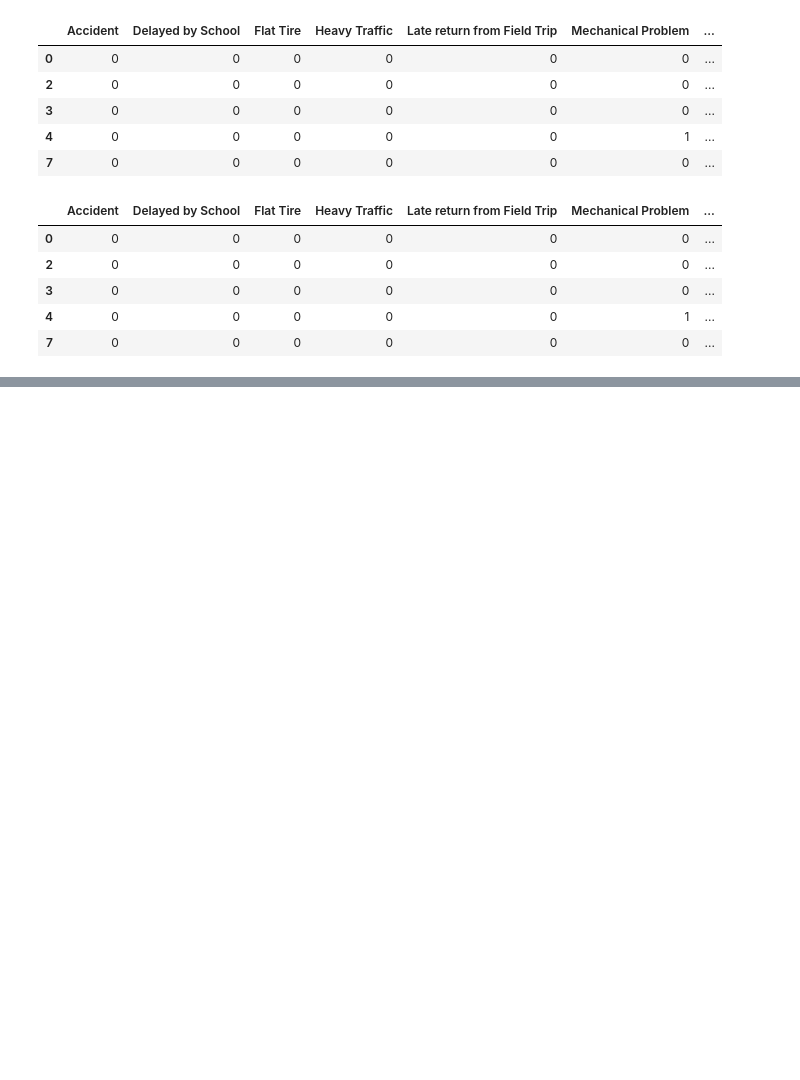
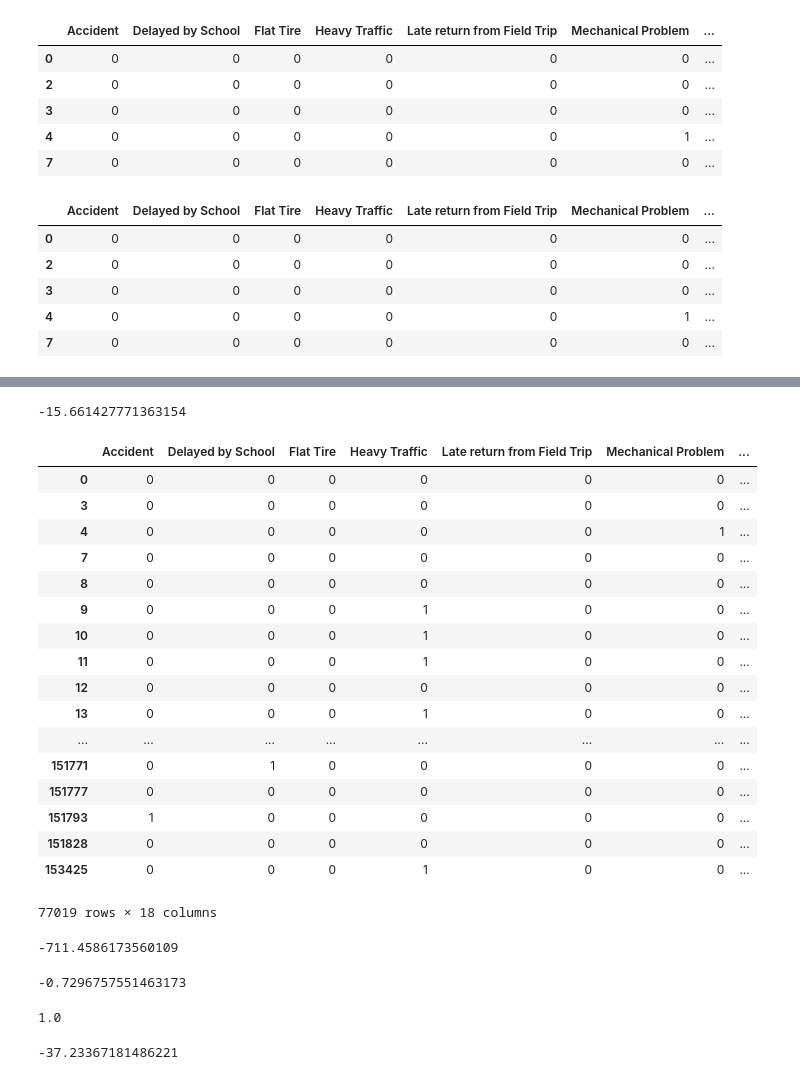
Before and after one commit to jtillis0317/Drills-and-Projects, a Jupyter notebook: Challenge - Preparing a Dataset for Modeling.ipynb, the cells around one changed output, grey strips where cells are left out. Drawn from its saved outputs; the diff is of its cells as text; code cells hidden in the pictures; blank space fills up the shorter version.

```diff
--- a/Challenge - Preparing a Dataset for Modeling.ipynb
+++ b/Challenge - Preparing a Dataset for Modeling.ipynb
@@ -769,0 +862,2 @@ features["Boro"] = df_model["Boro"]
+# %%
+features["Boro_Number"] = features.apply(boro_numbers, axis=1)
@@ -769,0 +878,4 @@ features["Boro"] = df_model["Boro"]
+# %%
+features["Flat Tire By Boro"] = features["Flat Tire"] * features["Boro_Number"]
+# %%
+features["Heavy Traffic By Boro"] = features["Heavy Traffic"] * features["Boro_Number"]
@@ -769,0 +903,2 @@ features["Boro"] = df_model["Boro"]
+# %%
+features["Minutes_Delayed"] = df_model["Minutes_Delayed"]
@@ -769,0 +961,54 @@ features["Boro"] = df_model["Boro"]
+# %%
+from sklearn.metrics import explained_variance_score
+y_true = features["Delayed by School"]
+y_pred = features["Fullness"]
+explained_variance_score(y_true, y_pred)
+# %% [output]
+-15.661427771363154
+# %%
+features.dropna()
+# %% [output]
+|  | Accident | Delayed by School | Flat Tire | Heavy Traffic | Late return from Field Trip | Mechanical Problem | ... |
+| 0 | 0 | 0 | 0 | 0 | 0 | 0 | ... |
+| 3 | 0 | 0 | 0 | 0 | 0 | 0 | ... |
+| 4 | 0 | 0 | 0 | 0 | 0 | 1 | ... |
+| 7 | 0 | 0 | 0 | 0 | 0 | 0 | ... |
+| 8 | 0 | 0 | 0 | 0 | 0 | 0 | ... |
+| 9 | 0 | 0 | 0 | 1 | 0 | 0 | ... |
+| 10 | 0 | 0 | 0 | 1 | 0 | 0 | ... |
+| 11 | 0 | 0 | 0 | 1 | 0 | 0 | ... |
+| 12 | 0 | 0 | 0 | 0 | 0 | 0 | ... |
+| 13 | 0 | 0 | 0 | 1 | 0 | 0 | ... |
+| ... | ... | ... | ... | ... | ... | ... | ... |
+| 151771 | 0 | 1 | 0 | 0 | 0 | 0 | ... |
+| 151777 | 0 | 0 | 0 | 0 | 0 | 0 | ... |
+| 151793 | 1 | 0 | 0 | 0 | 0 | 0 | ... |
+| 151828 | 0 | 0 | 0 | 0 | 0 | 0 | ... |
+| 153425 | 0 | 0 | 0 | 1 | 0 | 0 | ... |
+77019 rows × 18 columns
+# %%
+y_true = features["Delayed by School"]
+y_pred = features["Boro_Number"]
+explained_variance_score(y_true, y_pred)
+# %% [output]
+-711.4586173560109
+# %%
+#this is the closest to 1 I got
+
+y_true = features["Hour"]
+y_pred = features["Boro_Number"]
+explained_variance_score(y_true, y_pred)
+# %% [output]
+-0.7296757551463173
+# %%
+y_true = features["Delayed by School"]
+y_pred = features["Delayed by School"]
+explained_variance_score(y_true, y_pred)
+# %% [output]
+1.0
+# %%
+y_true = features["Rush_Hour_Traffic"]
+y_pred = features["Hour"]
+explained_variance_score(y_true, y_pred)
+# %% [output]
+-37.23367181486221
```
Also changed, not shown: parts of 32 cells of this notebook.
